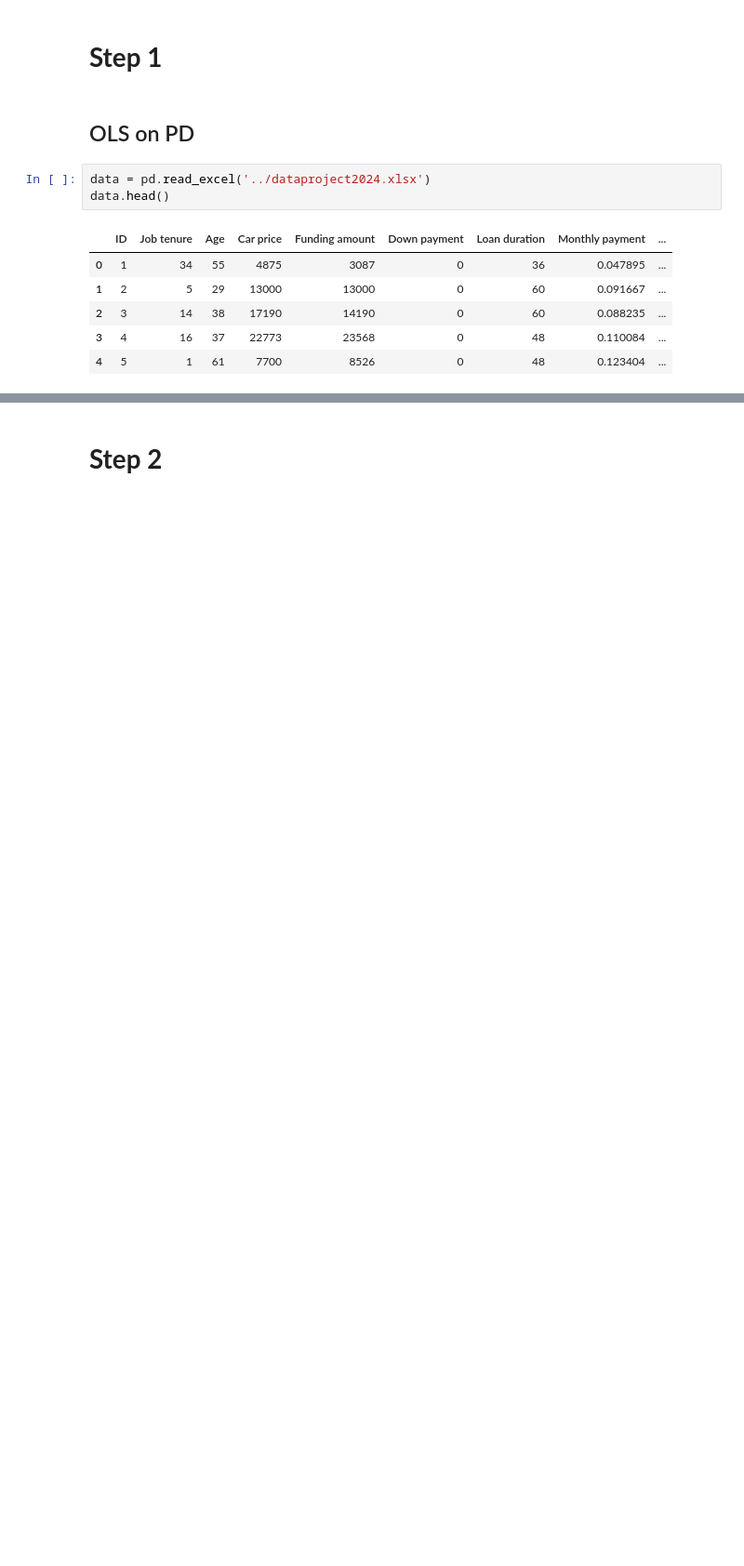
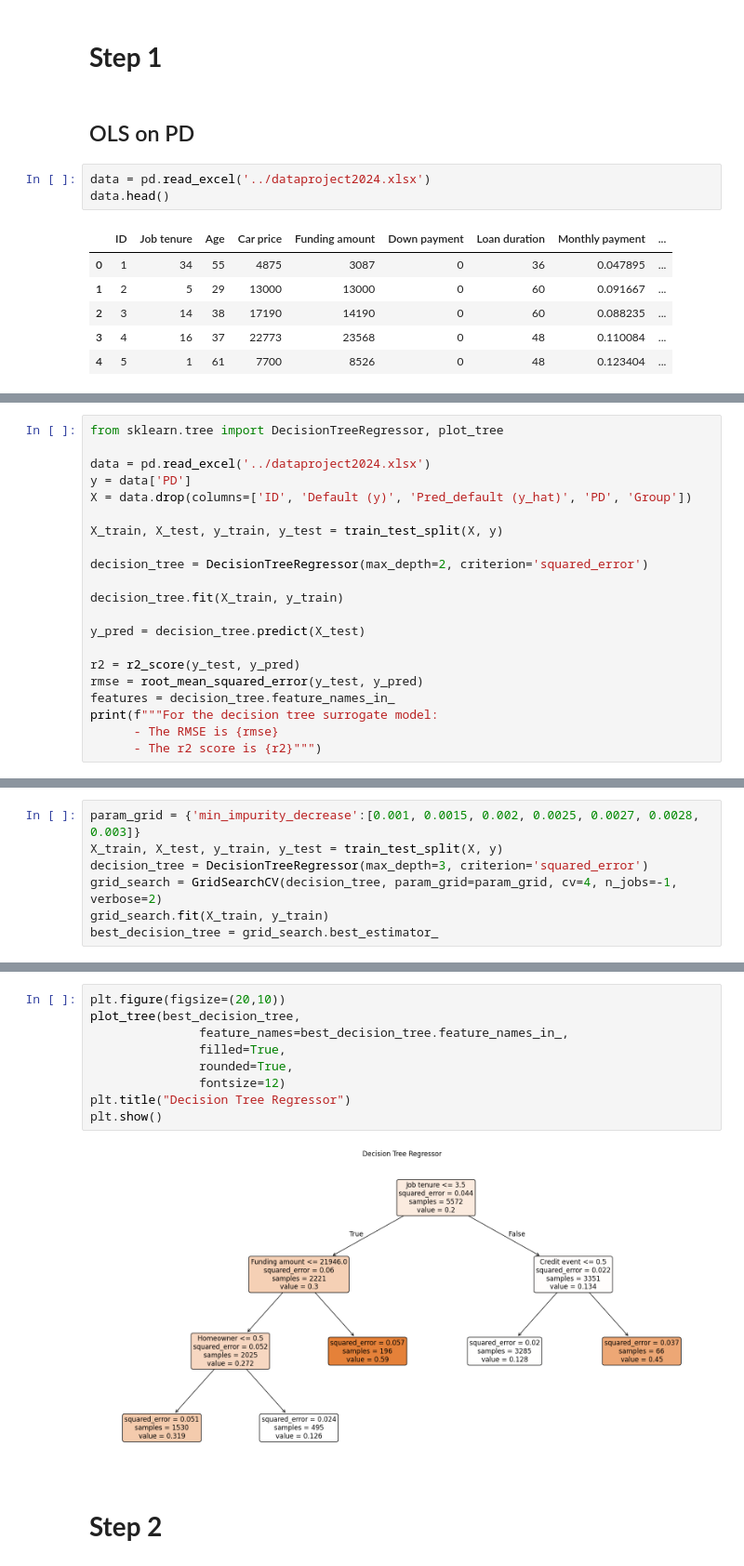
Before and after one commit to AdeStAff/credit_scoring, a Jupyter notebook: final_nb.ipynb, the cells around one changed output, grey strips where cells are left out. Shown at 93% size. Cells and saved outputs as stored; diff of their text form; blank space fills up the shorter version.

```diff
--- a/final_nb.ipynb
+++ b/final_nb.ipynb
@@ -187,0 +108,21 @@ Passing `palette` without assigning `hue` is deprecated and will be removed in v
+# %%
+from sklearn.tree import DecisionTreeRegressor, plot_tree
+
+data = pd.read_excel('../dataproject2024.xlsx')
+y = data['PD']
+X = data.drop(columns=['ID', 'Default (y)', 'Pred_default (y_hat)', 'PD', 'Group'])
+
+X_train, X_test, y_train, y_test = train_test_split(X, y)
+
+decision_tree = DecisionTreeRegressor(max_depth=2, criterion='squared_error')
+
+decision_tree.fit(X_train, y_train)
+
+y_pred = decision_tree.predict(X_test)
+
+r2 = r2_score(y_test, y_pred)
+rmse = root_mean_squared_error(y_test, y_pred)
+features = decision_tree.feature_names_in_
+print(f"""For the decision tree surrogate model:
+      - The RMSE is {rmse}
+      - The r2 score is {r2}""")
@@ -187,0 +133,7 @@ Passing `palette` without assigning `hue` is deprecated and will be removed in v
+# %%
+param_grid = {'min_impurity_decrease':[0.001, 0.0015, 0.002, 0.0025, 0.0027, 0.0028, 0.003]}
+X_train, X_test, y_train, y_test = train_test_split(X, y)
+decision_tree = DecisionTreeRegressor(max_depth=3, criterion='squared_error')
+grid_search = GridSearchCV(decision_tree, param_grid=param_grid, cv=4, n_jobs=-1, verbose=2)
+grid_search.fit(X_train, y_train)
+best_decision_tree = grid_search.best_estimator_
@@ -188,2 +173,13 @@ Passing `palette` without assigning `hue` is deprecated and will be removed in v
+# %%
+plt.figure(figsize=(20,10))
+plot_tree(best_decision_tree,
+               feature_names=best_decision_tree.feature_names_in_,
+               filled=True,
+               rounded=True,
+               fontsize=12)
+plt.title("Decision Tree Regressor")
+plt.show()
+# %% [output]
+[figure, added]
 # %% [markdown]
 # **Step 2**
```
Also changed, not shown: parts of 32 cells of this notebook, 8 other files.
